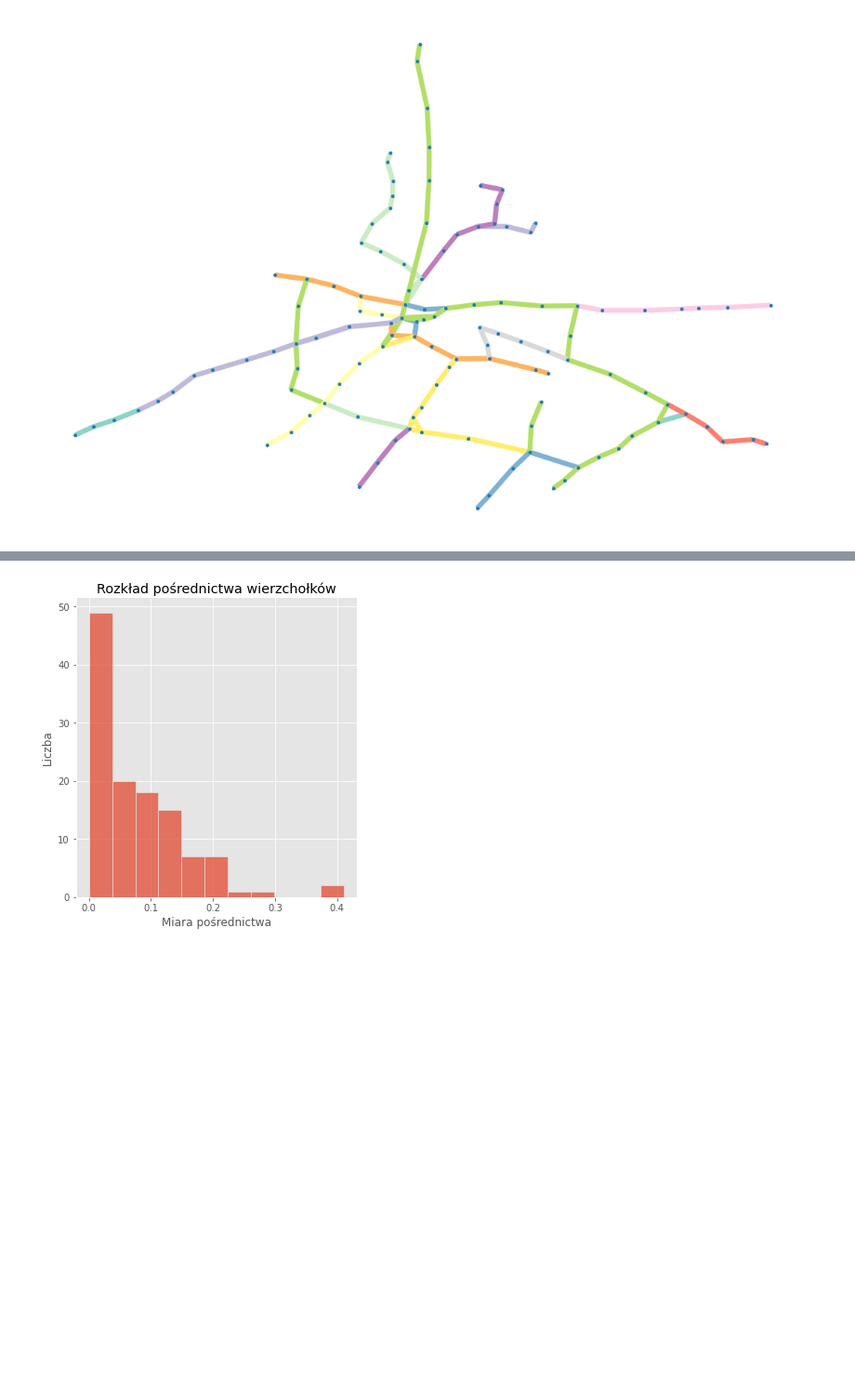
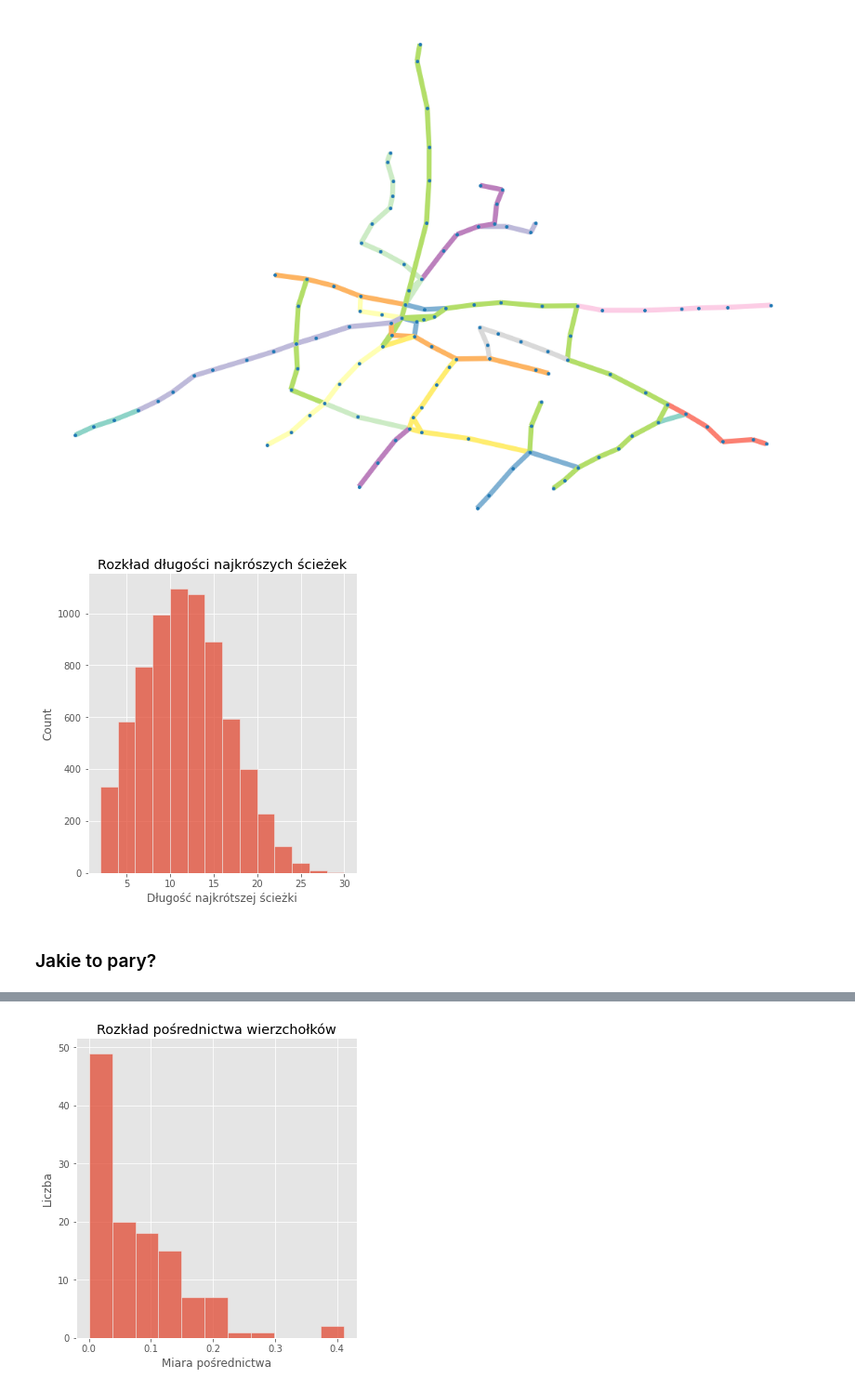
Before and after one commit to damian-horna/poznan-trams-network-analysis, a Jupyter notebook: Poznan Tram Network Analysis.ipynb, the cells around one changed output, grey strips where cells are left out. Shown at 93% size. Cells and saved outputs as stored; diff of their text form; code cells hidden in the pictures; blank space fills up the shorter version.

```diff
--- a/Poznan Tram Network Analysis.ipynb
+++ b/Poznan Tram Network Analysis.ipynb
@@ -170,14 +168,13 @@ Największy stopień wejściowy i wyjściowy ma **Most Dworcowy**. Z tego powodu
 # %% [markdown]
 ### Rozkład długości najkrótszych ścieżek
 # %%
-shortest_paths_lengths = []
+Path = namedtuple('Path', 'len, src, trg')
+shortest_paths = []
 
 for source, target in tqdm(combinations(stop_to_location.keys(), 2)):
     try:
         path = nx.shortest_path(G, source=source, target=target)
-        shortest_paths_lengths.append(len(path))
-    except nx.NetworkXNoPath:
-        # Errors like that are because we don't close the cycle explicitly.
-#         print(f"No path between {source} and {target}")
+        shortest_paths.append(Path(len(path), source, target))
+    except:
         pass
 # %%
@@ -192,14 +189,3 @@ Text(0.5, 6.79999999999999, 'Długość najkrótszej ścieżki')
 Rozkład jest prawostronnie skośny, tzn istnieją pewne pary wierzchołków, dla których najkrótsza ścieżka prowadzi przez aż 60 wierzchołków w grafie!
 # %% [markdown]
 ### Jakie to pary?
-# %%
-shortest_paths = []
-
-for source, target in tqdm(combinations(stop_to_location.keys(), 2)):
-    try:
-        path = nx.shortest_path(G, source=source, target=target)
-        shortest_paths.append((len(path), source, target))
-    except nx.NetworkXNoPath:
-        # Errors like that are because we don't close the cycle explicitly.
-#         print(f"No path between {source} and {target}")
-        pass
@@ -218,0 +192,3 @@ sorted(shortest_paths, reverse=True)[:10]
+# %%
+Path.__repr__ = lambda self: f'Len: {self.len:<3} {self.src:<27}{self.trg}'
+nlargest(10, shortest_paths, attrgetter('len'))
@@ -253,3 +236,19 @@ colors = nx.get_edge_attributes(D,'color').values()
 nx.draw(D, nx.get_node_attributes(D, 'location'), with_labels=False, node_size=20, edge_color=colors, width=7)
 # %% [output]
 [figure]
+# %%
+shortest_paths = []
+
+for source, target in tqdm(combinations(D.nodes(), 2)):
+    path = nx.shortest_path(D, source=source, target=target)
+    shortest_paths.append(Path(len(path), source, target))
+# %%
+sns.displot(list(map(attrgetter('len'), shortest_paths)), binwidth=2)
+plt.title("Rozkład długości najkrószych ścieżek")
+plt.xlabel("Liczba ścieżek")
+plt.xlabel("Długość najkrótszej ścieżki")
+plt.show()
+# %% [output]
+[figure, added]
+# %% [markdown]
+### Jakie to pary?
```
Also changed, not shown: parts of 93 cells of this notebook.
